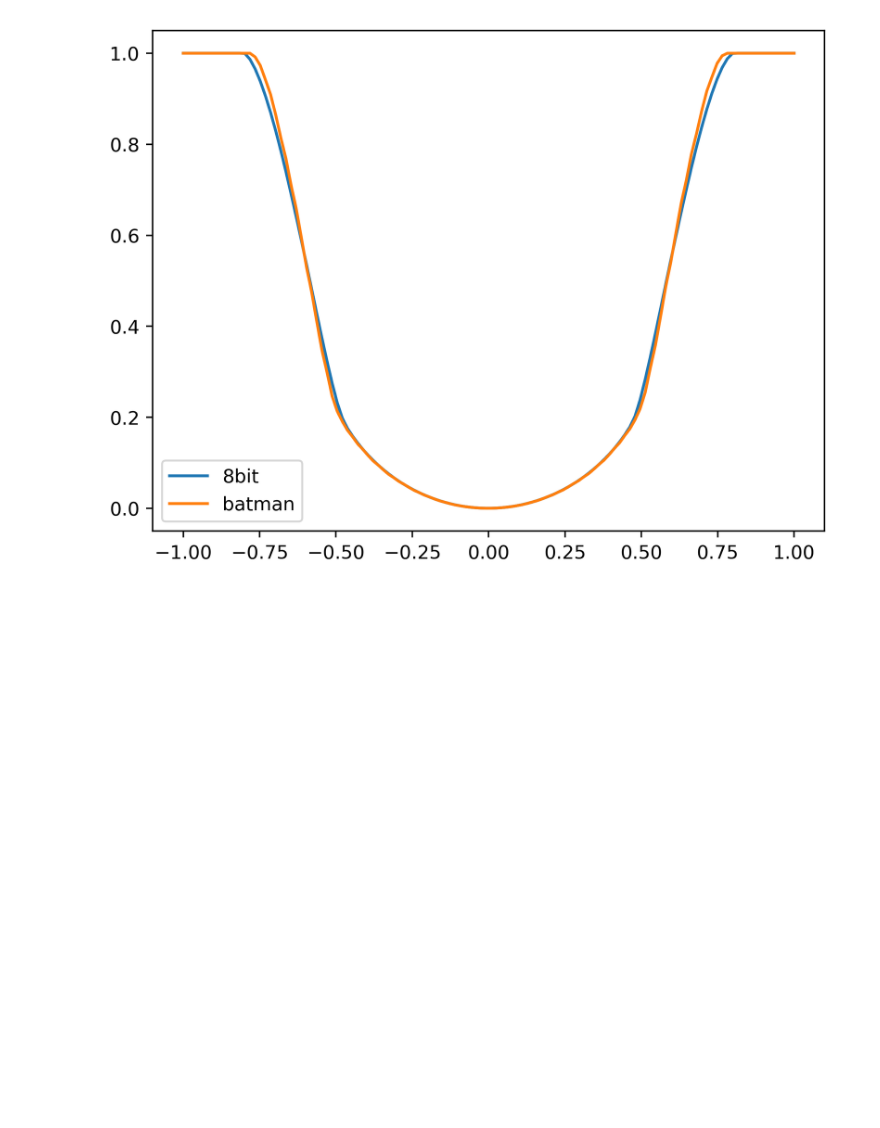
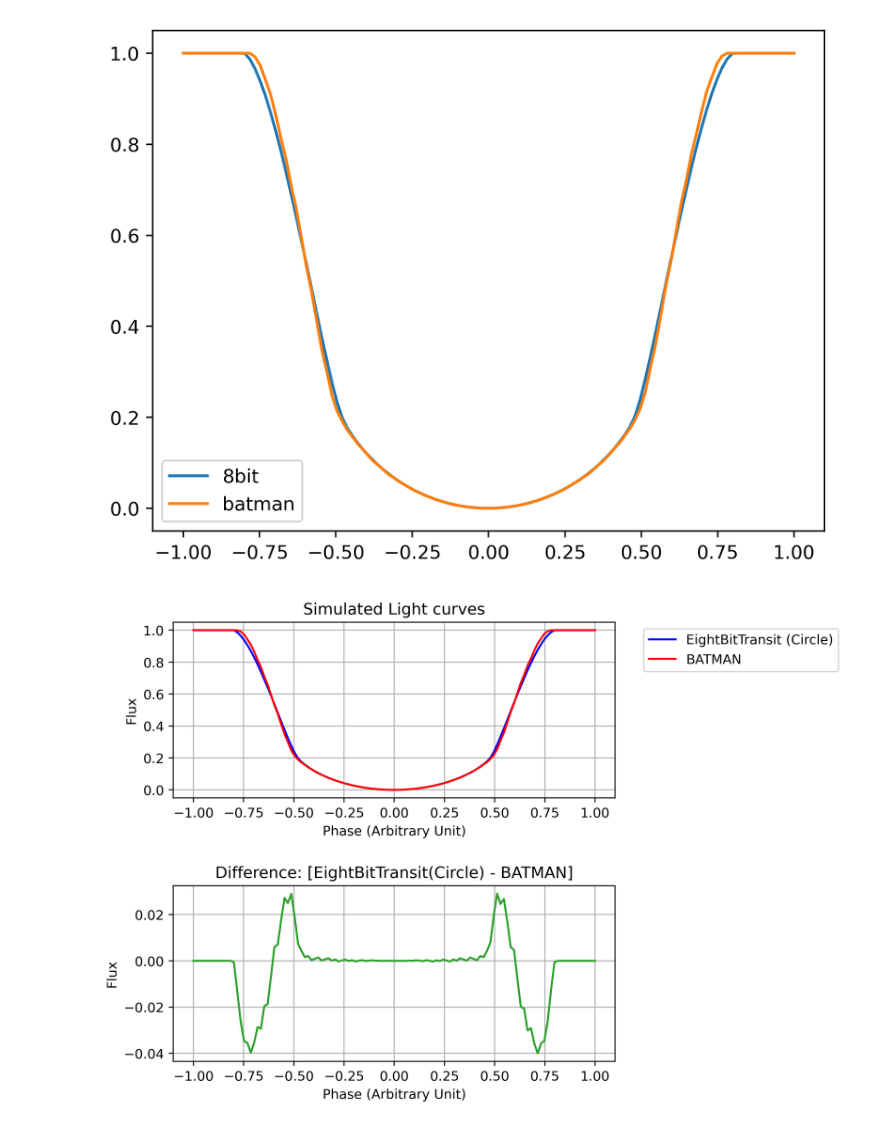
Before and after one commit to abrahammathews2000/mega, a Jupyter notebook: ml_training/tutorial/juliet/hats46/batman_model_lc.ipynb, the cells around one changed output. Saved outputs shown, nothing was run; the diff lists cells and outputs as text; code cells hidden in the pictures; blank space fills up the shorter version.

```diff
--- a/ml_training/tutorial/juliet/hats46/batman_model_lc.ipynb
+++ b/ml_training/tutorial/juliet/hats46/batman_model_lc.ipynb
@@ -142,6 +144,28 @@ plt.legend()
 plt.show()
 # %% [output]
 [figure]
+# %%
+# Create a figure and two subplots (axes)
+fig, ax = plt.subplots(2, 1, figsize=(6, 6),gridspec_kw={'hspace': 0.5})
+
+ax[0].plot(np.linspace(-1,1,len(lc_8bit[0])),lc_8bit[0],label='EightBitTransit (Circle)',color='blue')
+ax[0].plot(np.linspace(-1,1,len(lc_test_sampled[0])),lc_test_sampled[0],label='BATMAN',color='red')
+ax[0].set_title('Simulated Light curves')
+ax[0].set_xlabel('Phase (Arbitrary Unit)')
+ax[0].set_ylabel('Flux')
+ax[0].legend(bbox_to_anchor=(1.05, 1.0), loc='upper left')
+ax[0].grid('on')
+
+ax[1].plot(np.linspace(-1,1,len(lc_8bit[0])),lc_8bit[0]-lc_test_sampled[0],label='(EightBitTransit - batman)',color='tab:green')
+ax[1].set_title('Difference: [EightBitTransit(Circle) - BATMAN]')
+ax[1].set_xlabel('Phase (Arbitrary Unit)')
+ax[1].set_ylabel('Flux')
+ax[0].legend(bbox_to_anchor=(1.05, 1.0), loc='upper left')
+ax[1].grid('on')
+
+plt.show()
+# %% [output]
+[figure, added]
 # %%
 # Load ML Model
 # # ML Prediciton
```
Also changed, not shown: parts of 6 cells of this notebook.
